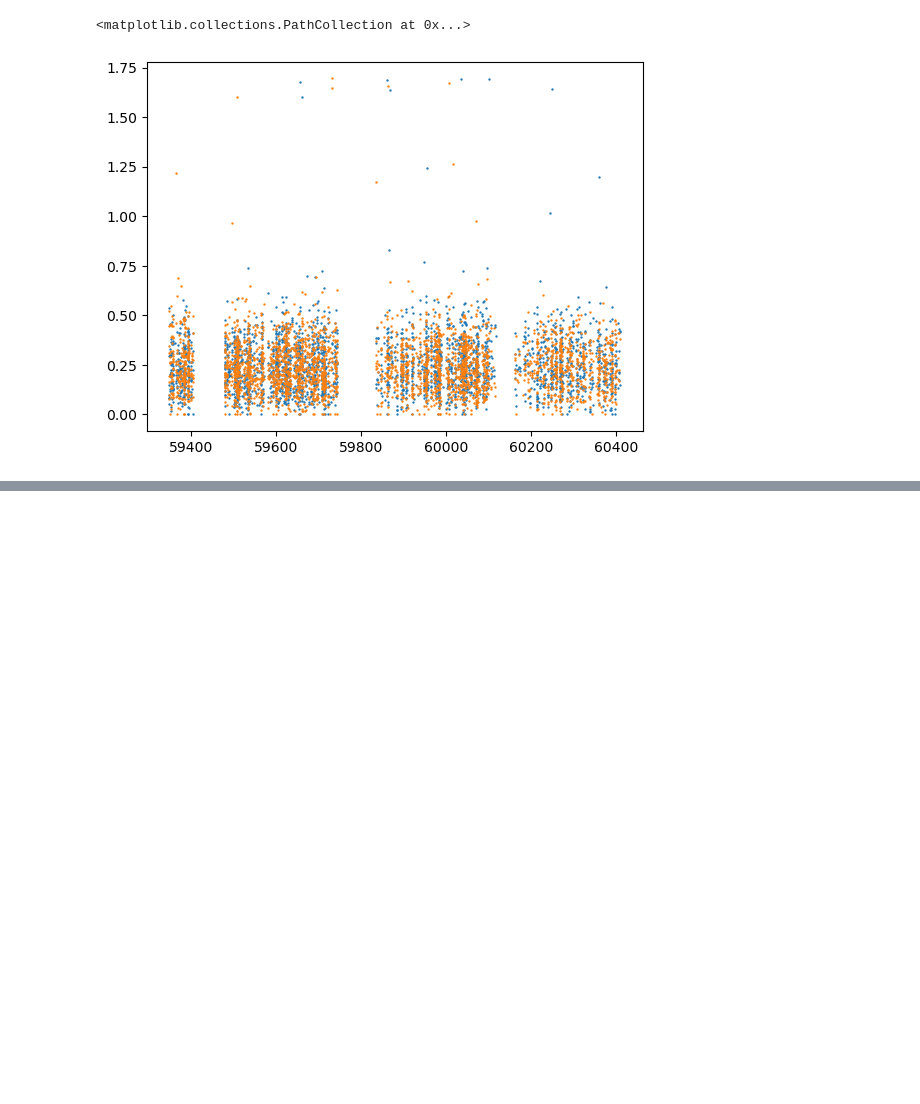
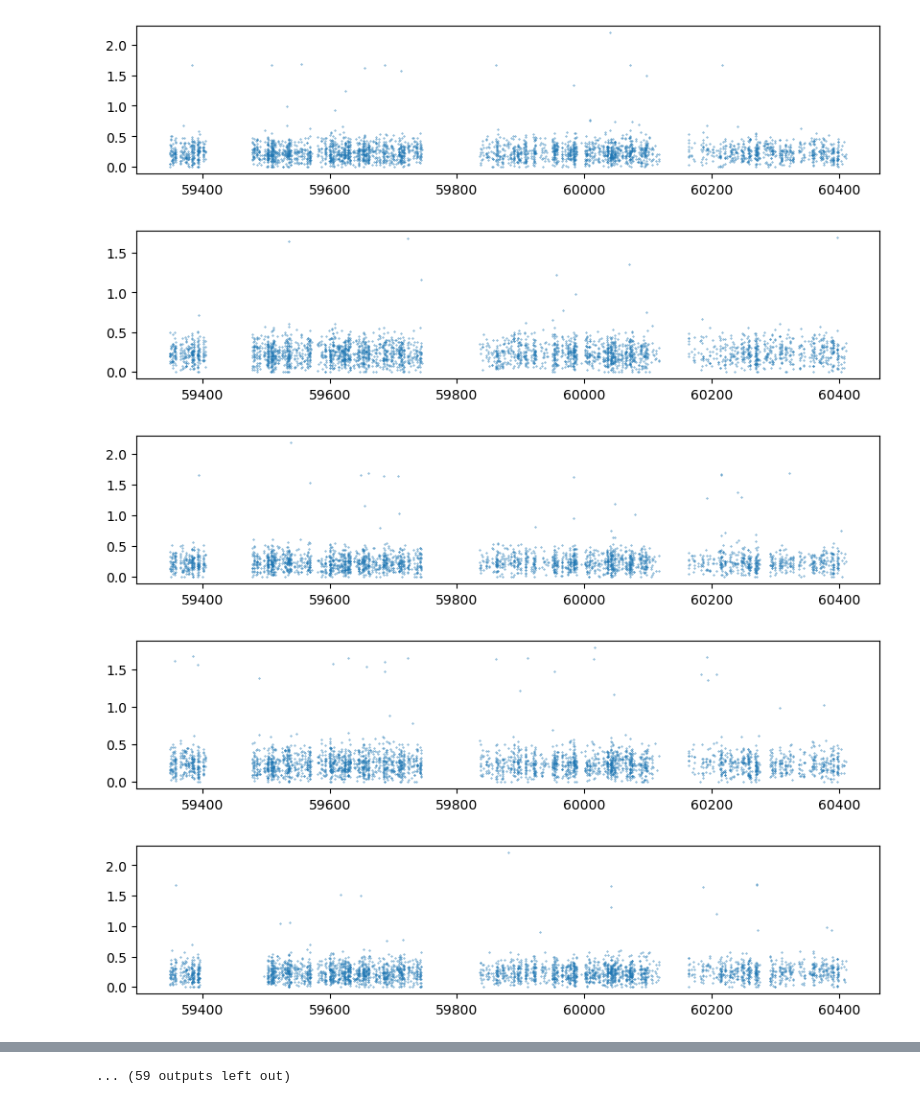
Before and after one commit to forero/fiber-outlier, a Jupyter notebook: nb/fiber_entropy.ipynb, the cells around one changed output, grey strips where cells are left out. Cells and saved outputs as stored; diff of their text form; code cells hidden in the pictures; blank space fills up the shorter version.

```diff
--- a/nb/fiber_entropy.ipynb
+++ b/nb/fiber_entropy.ipynb
@@ -180,3 +200,9 @@ plt.scatter(entropy_bgs['fibers'], entropy_bgs['entropy'])
 # %%
-entropy_bgs['fibers'][entropy_bgs['entropy']<-10]
+for i, (data, label) in enumerate(zip(data_sets, labels)):
+    ll = data['entropy']<-5
+    outlier_fibers = data['fibers'][ll]
+    print(f'ENTROPY RESULTS FOR {label}')
+    print(f"Number of outliers: {len(outlier_fibers)}")
+    print(f"FIBERID of outliers: {outlier_fibers}")
+    print('')
 # %% [output]
@@ -185,9 +228,16 @@ array([ 170, 1589, 1591, 1682, 2481, 3187, 3333, 3984, 4298, 4682],
-# %%
-fiberid = 2481
-plt.scatter(bgs_cat_fibers[fiberid]['MAX_MJD'], bgs_cat_fibers[fiberid]['Z'], s=0.5)
-
-fiberid = 2001
-plt.scatter(bgs_cat_fibers[fiberid]['MAX_MJD'], bgs_cat_fibers[fiberid]['Z'], s=0.5)
-# %% [output]
-<matplotlib.collections.PathCollection at 0x...>
-[figure, removed]
+# %%
+fiber_data_sets = [bgs_cat_fibers, lrg_cat_fibers, elg_cat_fibers, qso_cat_fibers]
+
+for i, (data, label) in enumerate(zip(data_sets, labels)):
+    ll = data['entropy']<-5
+    outlier_fibers = data['fibers'][ll]
+    for j in outlier_fibers:
+        plt.figure(figsize=(10,1))
+        plt.scatter(fiber_data_sets[i][j]['MIN_MJD'], fiber_data_sets[i][j]['Z'], s=0.1)
+        plt.show()
+# %% [output]
+[figure, added]
+[figure, added]
+[figure, added]
+[figure, added]
+[figure, added]
@@ -193,0 +251 @@ plt.scatter(bgs_cat_fibers[fiberid]['MAX_MJD'], bgs_cat_fibers[fiberid]['Z'], s=
+... (59 outputs left out)
```
Also changed, not shown: parts of 13 cells of this notebook.
